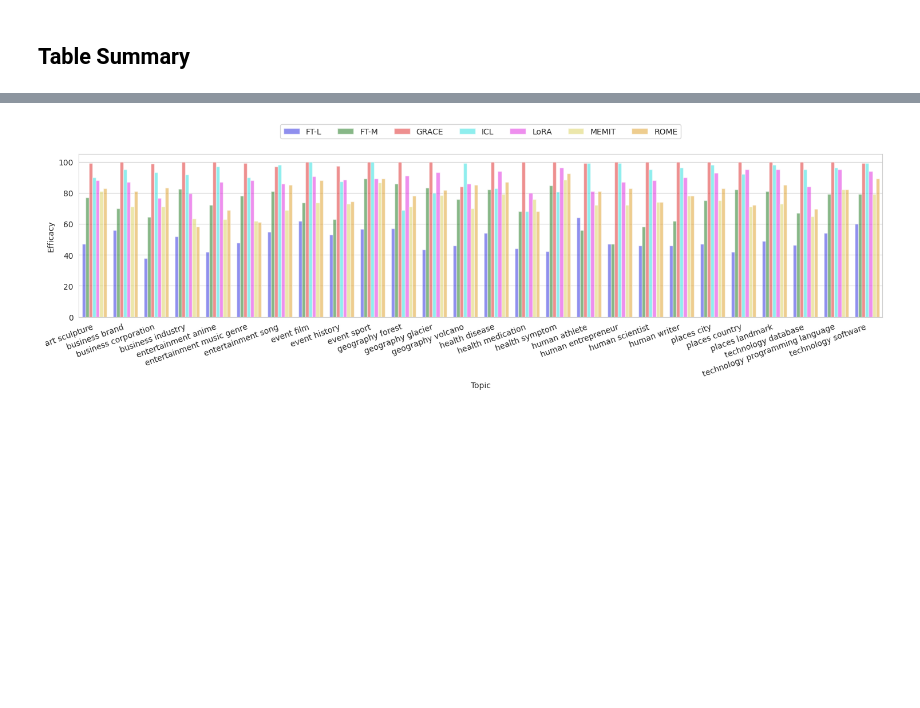
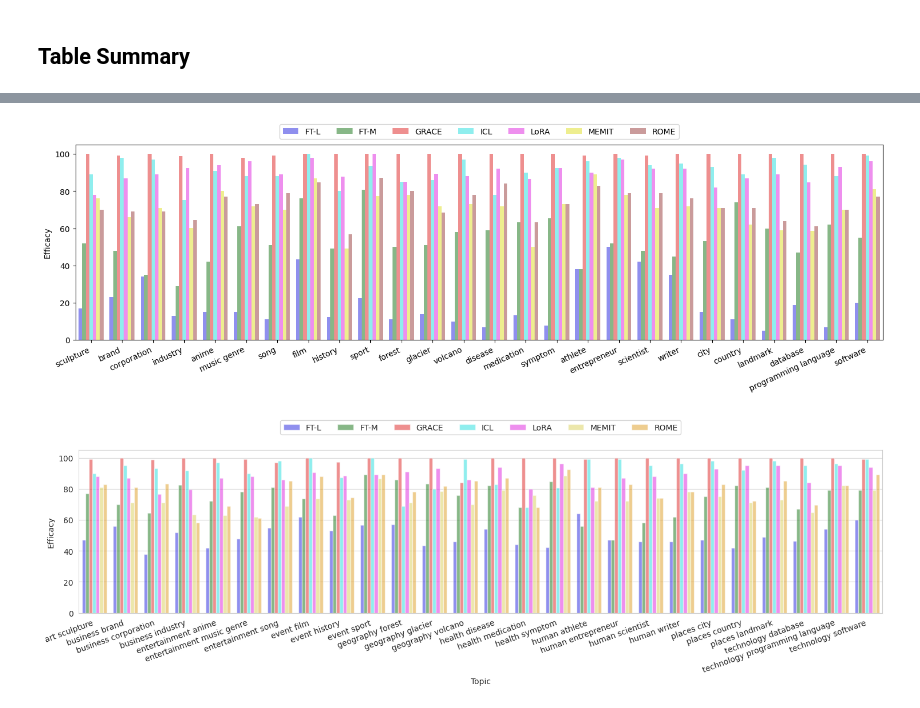
Before and after one commit to BullshiArtist/HalluEditBench, a Jupyter notebook: code/result_summary.ipynb, the cells around one changed output, grey strips where cells are left out. Saved outputs shown, nothing was run; the diff lists cells and outputs as text; code cells hidden in the pictures; blank space fills up the shorter version.

```diff
--- a/code/result_summary.ipynb
+++ b/code/result_summary.ipynb
@@ -202,3 +288,9 @@ plot_efficacy(df)
+# %%
+df, df_multi_hop = summarize_results("../results/mistral_7b_instruct_v0.3")
+# df.sort_values(by=['topic', 'edit_method'])
+plot_efficacy(df, 'mistral_7b')
+# %% [output]
+[figure, added]
 # %%
 def plot_efficacy(df):
     plt.figure(figsize=(15, 5))
```
Also changed, not shown: parts of 28 cells of this notebook, 45 other files.
